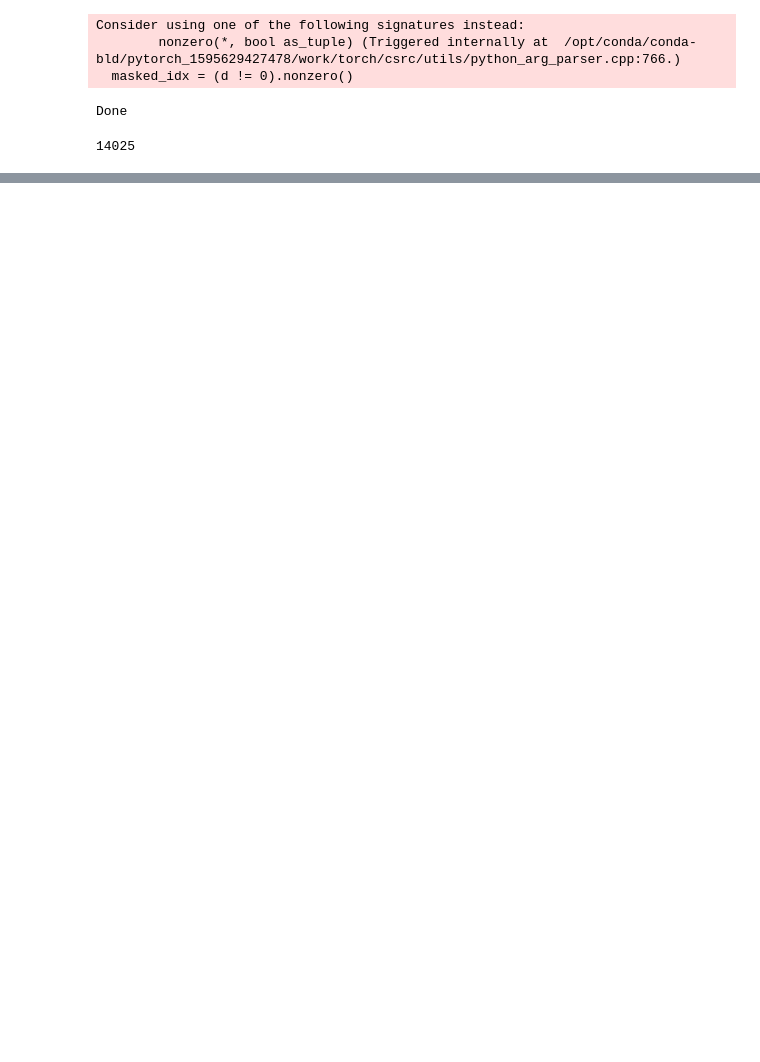
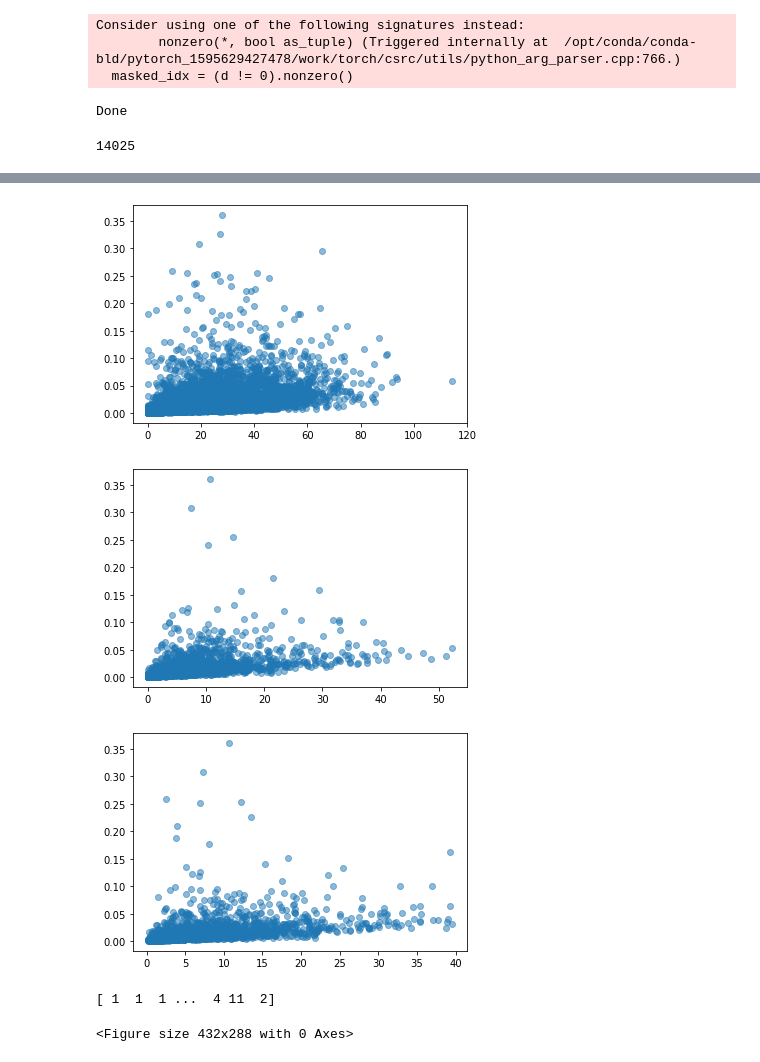
Before and after one commit to JonasFrey96/FlowPose6D, a Jupyter notebook: scripts/PnP-minimal-test-different-RANSAC.ipynb, the cells around one changed output, grey strips where cells are left out. Cells and saved outputs as stored; diff of their text form; code cells hidden in the pictures; blank space fills up the shorter version.

```diff
--- a/scripts/PnP-minimal-test-different-RANSAC.ipynb
+++ b/scripts/PnP-minimal-test-different-RANSAC.ipynb
@@ -1334,0 +1556,68 @@ Finished
+# %%
+# plot for noise
+
+df = pd.read_pickle("./offset_noise.pkl")
+l2s_ls = []
+l2o_ls = []
+adds_ls =[]
+idx_ls =[]
+idx = 3
+for idx in range(0,30,3):
+    ids = df[f'ID']
+    adds = df[f'adds_noise_std_{idx}']
+    l2s = df[f'l2_loss_scaled_{idx}']
+    l2o = -df[f'l2_loss_orig_{idx}']
+    ids = df[f'adds_noise_std_{idx}']
+    adds_ls.append(adds)
+    l2s_ls.append(l2s)
+    l2o_ls.append(l2o)
+    idx_ls.append(ids)
+
+import numpy
+import numpy as np
+import matplotlib.pyplot as plt
+import seaborn as sns
+adds_all = np.array( adds_ls ).flatten()
+l2s_all = np.array( l2s_ls ).flatten()
+l2o_all = np.array( l2o_ls ).flatten()
+
+
+# plt.scatter(l2s, adds, alpha=0.5)
+# plt.show()
+
+# plt.scatter(l2o, adds, alpha=0.5)
+# plt.show()
+
+plt.scatter(l2s_all, adds_all, alpha=0.5)
+plt.show()
+
+
+
+m1 = adds_all<1
+plt.scatter(l2o_all[m1][::5], adds_all[m1][::5], alpha=0.5)
+plt.show()
+
+m = (l2o_all>0 )*(l2o_all<40)
+plt.scatter(l2o_all[m][::5], adds_all[m][::5], alpha=0.5)
+plt.show()
+
+plt.clf()
+
+
+m2  = m * m1
+
+
+bins = numpy.linspace(0, 20, 11)
+digitized = numpy.digitize(l2o_all[m2], bins)
+print(digitized)
+
+sns.jointplot(l2o_all[m2], adds_all[m2], kind = 'kde')
+plt.gcf().suptitle('Density of Features')
+plt.tight_layout()
+plt.show()
+# %% [output]
+[figure, added]
+[figure, added]
+[figure, added]
+[ 1  1  1 ...  4 11  2]
+<Figure size 432x288 with 0 Axes>
```
Also changed, not shown: parts of 15 cells of this notebook, 7 other files.
